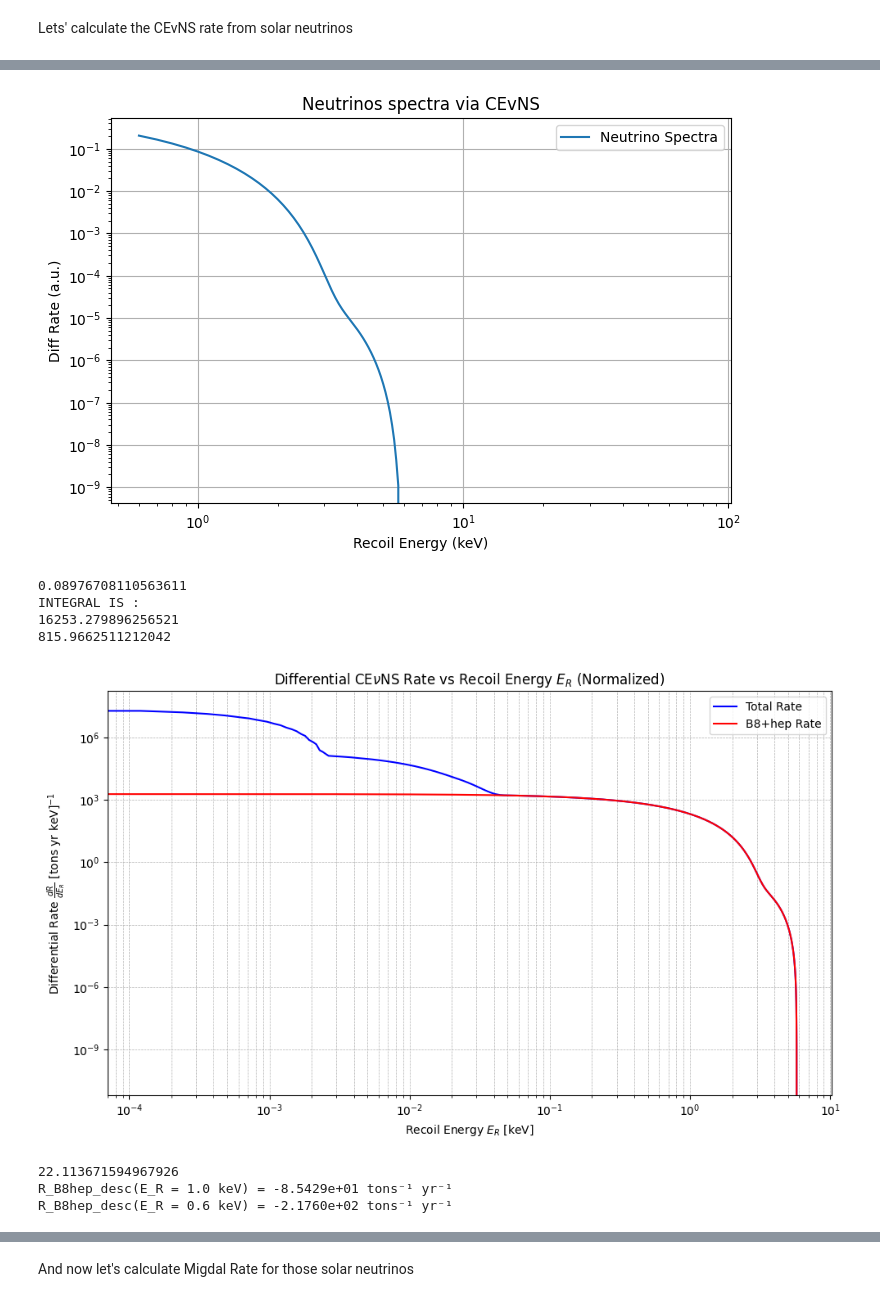
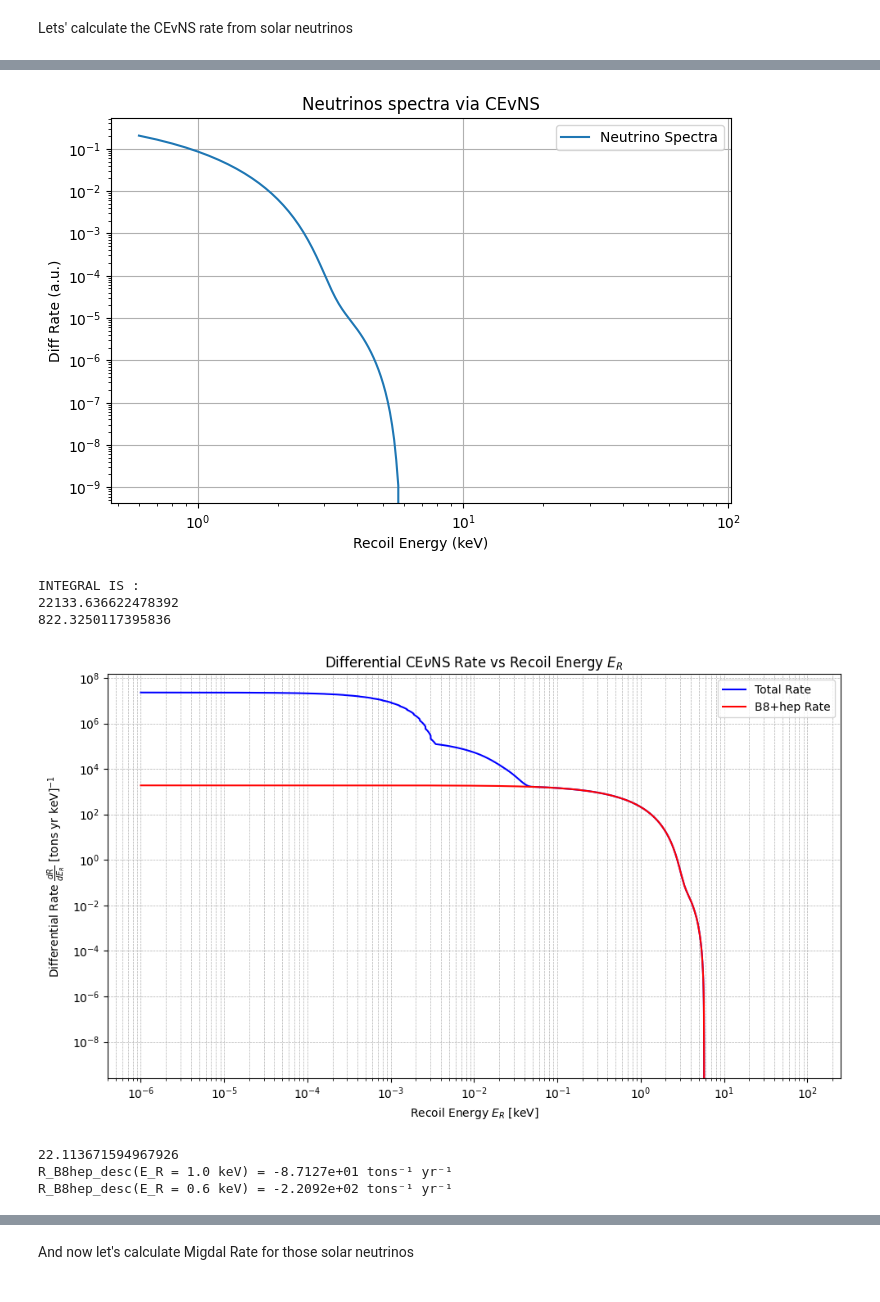
Before and after one commit to 00Goldy/CEvNS-Migdal, a Jupyter notebook: week2/Rate.ipynb, the cells around one changed output, grey strips where cells are left out. Drawn from its saved outputs; the diff is of its cells as text; code cells hidden in the pictures.

Commit message:
Correcting rate migdal cevns

```diff
--- a/week2/Rate.ipynb
+++ b/week2/Rate.ipynb
@@ -37,7 +37,7 @@ if __name__ == "__main__":
 
 # lists
 E_v = np.linspace(0.1, 30, 1000)  # MeV
-E_R = np.linspace(0, 6, 50000)  # keV
+E_R = np.logspace(-6, 2, 50000)  # keV
 E_R_MeV = E_R * 1e-3  # E_R in MeV to calculate dsigma
 
 # Computing dR/dER
@@ -106,7 +106,7 @@ plt.xscale('log')
 plt.yscale('log')
 plt.xlabel("Recoil Energy $E_R$ [keV]")
 plt.ylabel(r"Differential Rate $\frac{dR}{dE_R}$ [tons yr keV]$^{-1}$")
-plt.title("Differential CE$\u03bd$NS Rate vs Recoil Energy $E_R$ (Normalized)")
+plt.title("Differential CE$\u03bd$NS Rate vs Recoil Energy $E_R$")
 plt.grid(True, which='both', linestyle='--', linewidth=0.5)
 plt.legend()
 
@@ -201,9 +201,8 @@ Name: spectrum_value_norm, Length: 795, dtype: float64
 [figure]
-0.08976708110563611
 INTEGRAL IS :
-16253.279896256521
-815.9662511212042
+22133.636622478392
+822.3250117395836
-[figure, old version]
+[figure, new version]
 22.113671594967926
-R_B8hep_desc(E_R = 1.0 keV) = -8.5429e+01 tons⁻¹ yr⁻¹
-R_B8hep_desc(E_R = 0.6 keV) = -2.1760e+02 tons⁻¹ yr⁻¹
+R_B8hep_desc(E_R = 1.0 keV) = -8.7127e+01 tons⁻¹ yr⁻¹
+R_B8hep_desc(E_R = 0.6 keV) = -2.2092e+02 tons⁻¹ yr⁻¹
```
Also changed, not shown: parts of 2 cells of this notebook, 4 other files.
